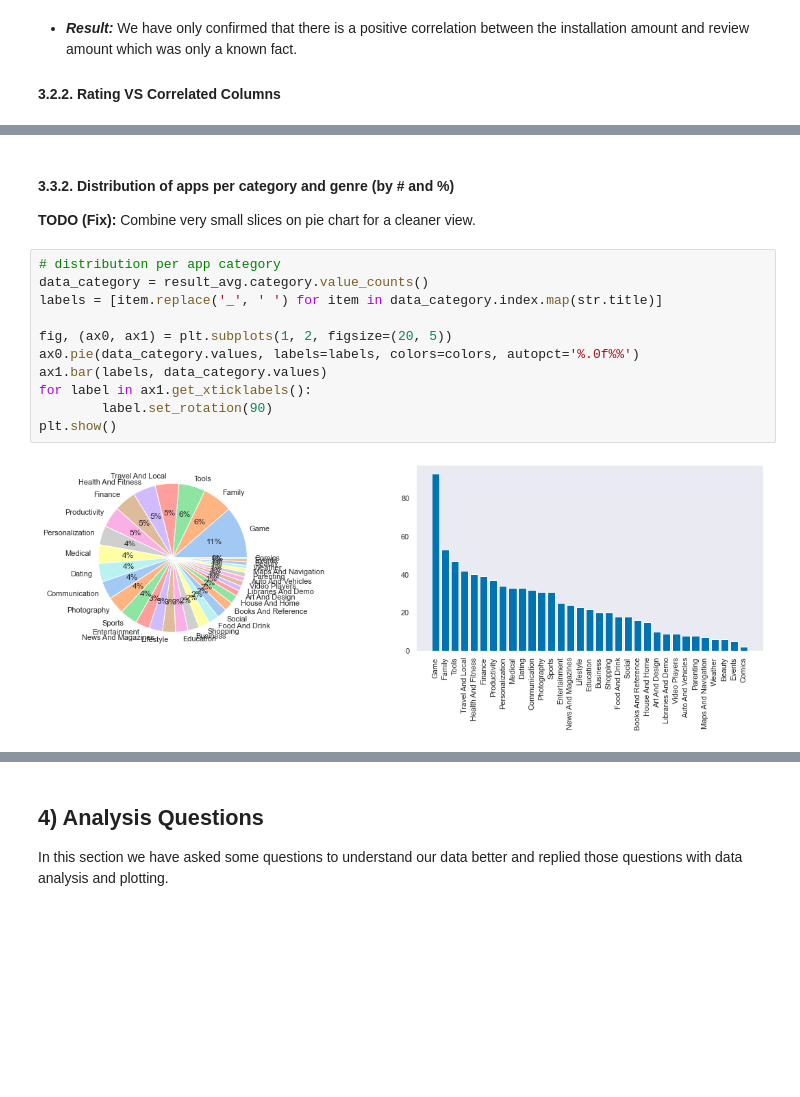
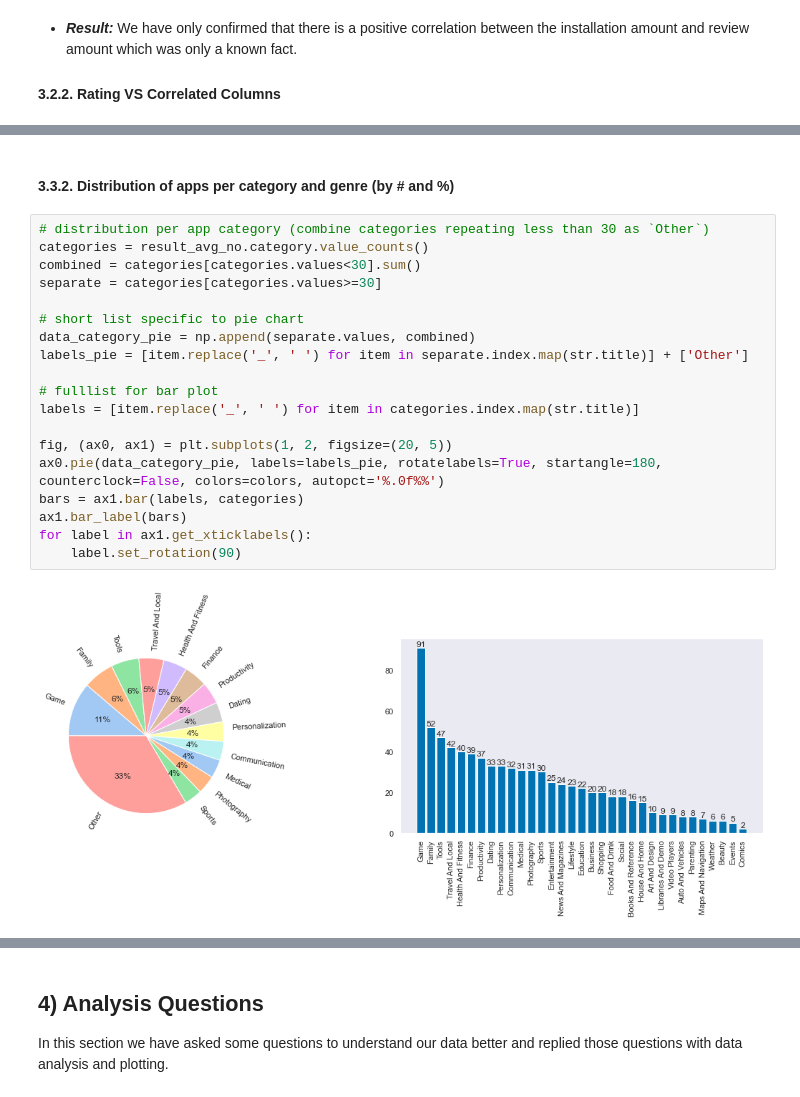
Before and after one commit to GOliviero92/Google-Apps-Analysis, a Jupyter notebook: data_analysis.ipynb, the cells around one changed output, grey strips where cells are left out. Cells and saved outputs as stored; diff of their text form; blank space fills up the shorter version.

```diff
--- a/data_analysis.ipynb
+++ b/data_analysis.ipynb
@@ -242,18 +295,25 @@ for variable, subplot in zip(categorical, ax.flatten()):
 # %% [markdown]
 #### 3.3.2. Distribution of apps per category and genre (by # and %)
-__TODO (Fix):__ Combine very small slices on pie chart for a cleaner view.
-# %%
-# distribution per app category
-data_category = result_avg.category.value_counts()
-labels = [item.replace('_', ' ') for item in data_category.index.map(str.title)]
-
-fig, (ax0, ax1) = plt.subplots(1, 2, figsize=(20, 5))
-ax0.pie(data_category.values, labels=labels, colors=colors, autopct='%.0f%%')
-ax1.bar(labels, data_category.values)
-for label in ax1.get_xticklabels():
-        label.set_rotation(90)
-plt.show()
-# %% [output]
-[figure, removed]
+# %%
+# distribution per app category (combine categories repeating less than 30 as `Other`)
+categories = result_avg_no.category.value_counts()
+combined = categories[categories.values<30].sum()
+separate = categories[categories.values>=30]
+
+# short list specific to pie chart
+data_category_pie = np.append(separate.values, combined)
+labels_pie = [item.replace('_', ' ') for item in separate.index.map(str.title)] + ['Other']
+
+# fulllist for bar plot
+labels = [item.replace('_', ' ') for item in categories.index.map(str.title)]
+
+fig, (ax0, ax1) = plt.subplots(1, 2, figsize=(20, 5))
+ax0.pie(data_category_pie, labels=labels_pie, rotatelabels=True, startangle=180, counterclock=False, colors=colors, autopct='%.0f%%')
+bars = ax1.bar(labels, categories)
+ax1.bar_label(bars)
+for label in ax1.get_xticklabels():
+    label.set_rotation(90)
+# %% [output]
+[figure, added]
 # %%
 # distribution per app genres
```
Also changed, not shown: parts of 76 cells of this notebook.
